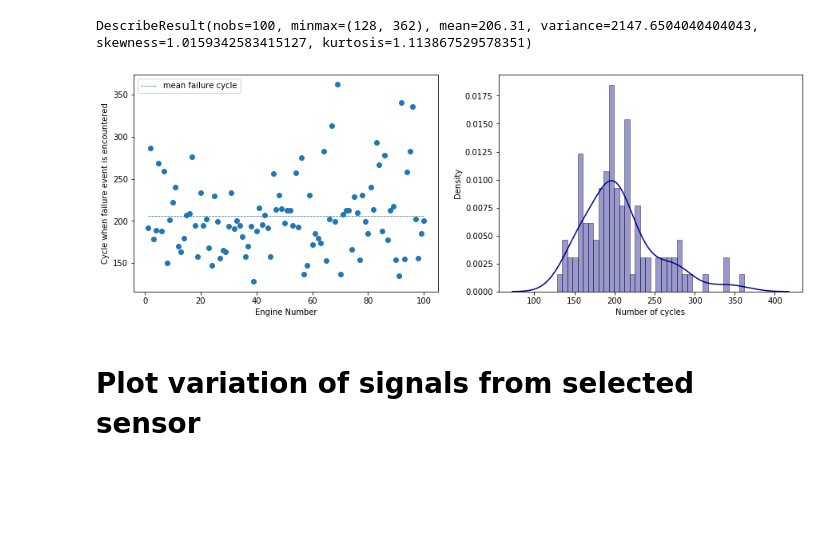
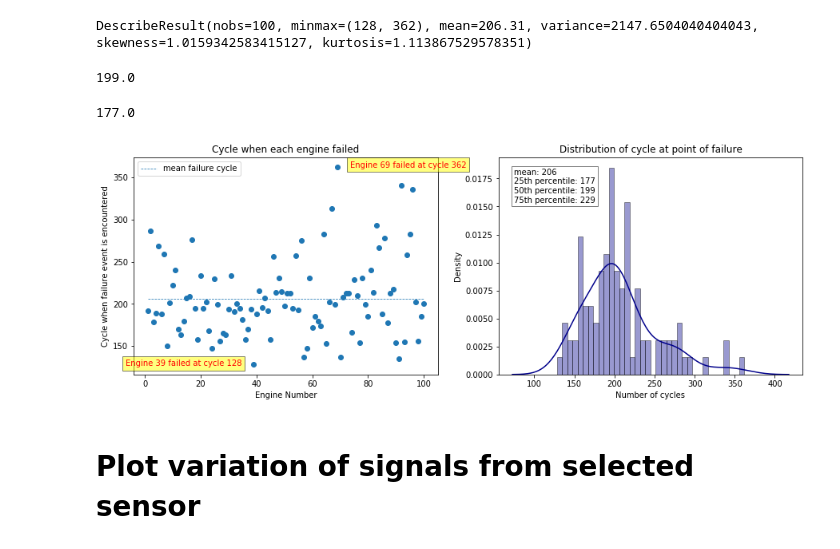
Before and after one commit to cchanzl/survival-analysis-nasa, a Jupyter notebook: nasa_eda.ipynb, the cells around one changed output. Saved outputs shown, nothing was run; the diff lists cells and outputs as text; code cells hidden in the pictures; blank space fills up the shorter version.

```diff
--- a/nasa_eda.ipynb
+++ b/nasa_eda.ipynb
@@ -33,23 +33,70 @@ for i in range(1, 101):
 print(stats.describe(avg_cycle))
 # %% [output]
 DescribeResult(nobs=100, minmax=(128, 362), mean=206.31, variance=2147.6504040404043, skewness=1.0159342583415127, kurtosis=1.113867529578351)
+# %%
+import statistics
+print(statistics.median(avg_cycle))
+# %% [output]
+199.0
+# %%
+print(np.quantile(avg_cycle, 0.25))
+# %% [output]
+177.0
 # %%
 fig, axes = plt.subplots(1, 2, figsize=(15, 5))
 
 axes[0].scatter(range(1, 101), avg_cycle, marker='o')
 axes[0].plot(range(1, 101), [stats.describe(avg_cycle)[2]]*100, linestyle='dashed', linewidth = 0.75, label='mean failure cycle')
 axes[0].set_xlabel("Engine Number")
 axes[0].set_ylabel("Cycle when failure event is encountered")
+axes[0].set_title('Cycle when each engine failed')
 axes[0].legend()
 
 ax = sns.distplot(avg_cycle, hist=True, kde=True,
              bins=int(180/5), color = 'darkblue',
              hist_kws={'edgecolor':'black'},
              kde_kws={'linewidth': 1.5}, ax=axes[1])
+
+ax.text(x=-130,
+         y=0.0185,
+         s="Engine 69 failed at cycle 362",
+         fontdict=dict(color="red",size=10),
+         bbox=dict(facecolor="yellow",alpha=0.5))
+
+ax.text(x=-410,
+         y=0.00075,
+         s="Engine 39 failed at cycle 128",
+         fontdict=dict(color="red",size=10),
+         bbox=dict(facecolor="yellow",alpha=0.5))
+
+textstr = '\n'.join(("mean: 206",
+                     "25th percentile: 177",
+                     "50th percentile: 199",
+                     "75th percentile: 229"))
+
+props = dict(boxstyle='Square', facecolor='white', alpha=0.5)
+ax.text(0.05, 0.95, textstr, transform=ax.transAxes, fontsize=10,
+        verticalalignment='top', bbox=props)
+
+ax.set_title('Distribution of cycle at point of failure')
 ax.set(xlabel='Number of cycles', ylabel='Density')
+
+###################################
+
+# for engine in range(1, 101):
+#     df_engine = df_train_001[df_train_001['unit num'] == engine]
+#     axes[1,0].plot(df_engine['cycle'], df_engine['sens14'], linewidth=0.75)
+#     axes[1,0].set(xlabel='Cycles', ylabel='Sensor readings')
+#     axes[1,0].set_title('Variation in sensor 14 readings for 100 engines')
+
+#     df_engine = df_train_001[df_train_001['unit num'] == engine]
+#     axes[1,1].plot(df_engine['cycle'], df_engine['sens12'], linewidth=0.75)
+#     axes[1,1].set(xlabel='Cycles', ylabel='Sensor readings')
+#     axes[1,1].set_title('Variation in sensor 12 readings for 100 engines')
+
 plt.show()
 # %% [output]
-[figure, old version]
+[figure, new version]
 # %% [markdown]
 # Plot variation of signals from selected sensor
 # %%
```
Also changed, not shown: parts of 3 cells of this notebook.
